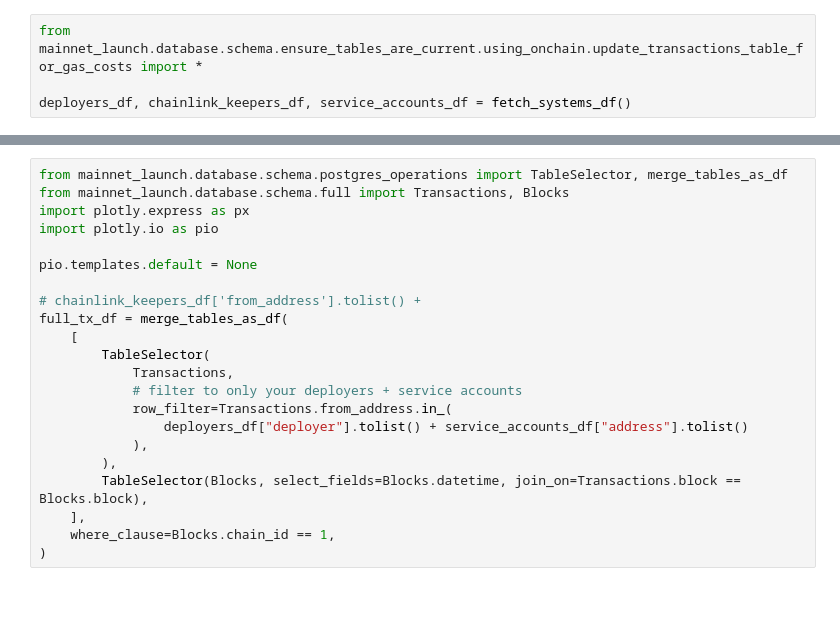
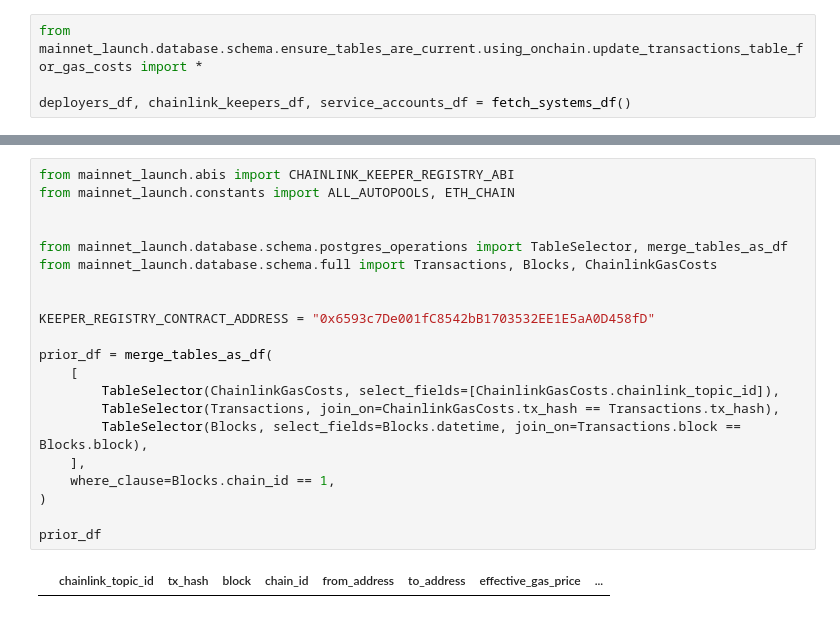
Before and after one commit to Tokemak/v2-rebalance-dashboard, a Jupyter notebook: mainnet_launch/database/schema/ensure_tables_are_current/using_onchain/working_gas_costs_notebook.ipynb, the cells around one changed output, grey strips where cells are left out. Saved outputs shown, nothing was run; the diff lists cells and outputs as text.

```diff
--- a/mainnet_launch/database/schema/ensure_tables_are_current/using_onchain/working_gas_costs_notebook.ipynb
+++ b/mainnet_launch/database/schema/ensure_tables_are_current/using_onchain/working_gas_costs_notebook.ipynb
@@ -35,22 +111,23 @@ address_to_type
 # %%
+from mainnet_launch.abis import CHAINLINK_KEEPER_REGISTRY_ABI
+from mainnet_launch.constants import ALL_AUTOPOOLS, ETH_CHAIN
+
+
 from mainnet_launch.database.schema.postgres_operations import TableSelector, merge_tables_as_df
-from mainnet_launch.database.schema.full import Transactions, Blocks
-import plotly.express as px
-import plotly.io as pio
+from mainnet_launch.database.schema.full import Transactions, Blocks, ChainlinkGasCosts
 
-pio.templates.default = None
 
-# chainlink_keepers_df['from_address'].tolist() +
-full_tx_df = merge_tables_as_df(
+KEEPER_REGISTRY_CONTRACT_ADDRESS = "0x6593c7De001fC8542bB1703532EE1E5aA0D458fD"
+
+prior_df = merge_tables_as_df(
     [
-        TableSelector(
-            Transactions,
-            # filter to only your deployers + service accounts
-            row_filter=Transactions.from_address.in_(
-                deployers_df["deployer"].tolist() + service_accounts_df["address"].tolist()
-            ),
-        ),
+        TableSelector(ChainlinkGasCosts, select_fields=[ChainlinkGasCosts.chainlink_topic_id]),
+        TableSelector(Transactions, join_on=ChainlinkGasCosts.tx_hash == Transactions.tx_hash),
         TableSelector(Blocks, select_fields=Blocks.datetime, join_on=Transactions.block == Blocks.block),
     ],
     where_clause=Blocks.chain_id == 1,
 )
+
+prior_df
+# %% [output]
+|  | chainlink_topic_id | tx_hash | block | chain_id | from_address | to_address | effective_gas_price | ... |
```
Also changed, not shown: parts of 29 cells of this notebook, 6 other files.
